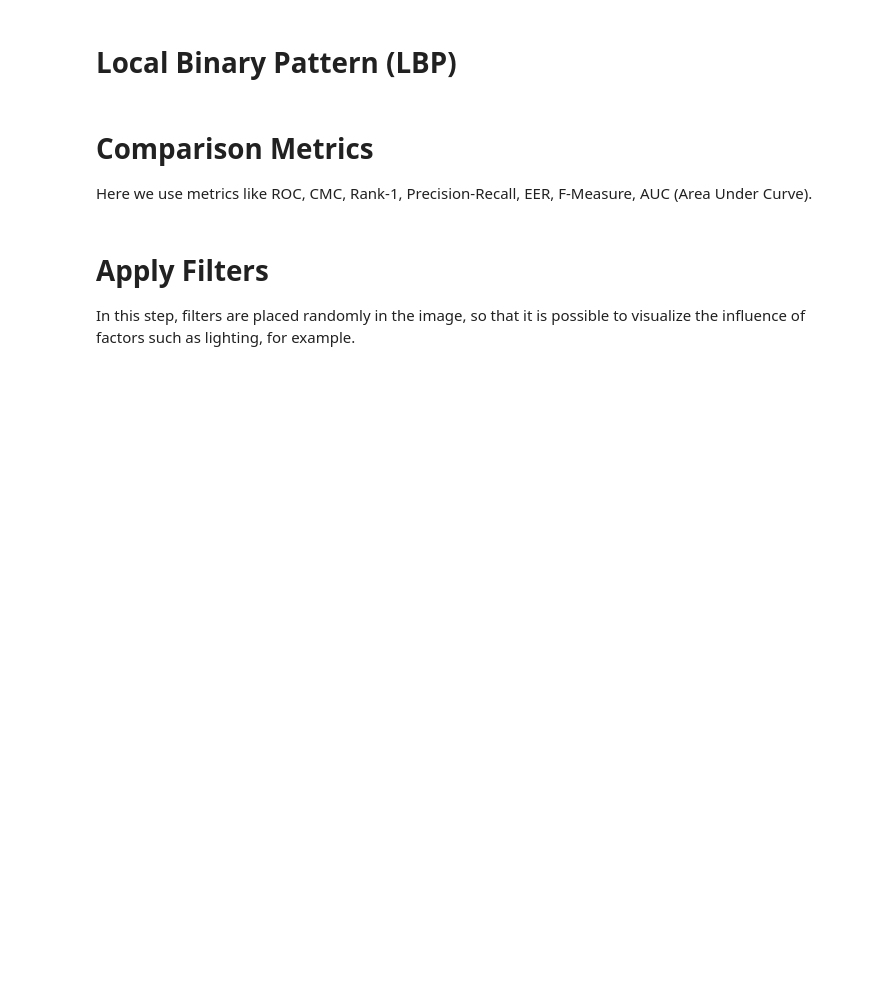
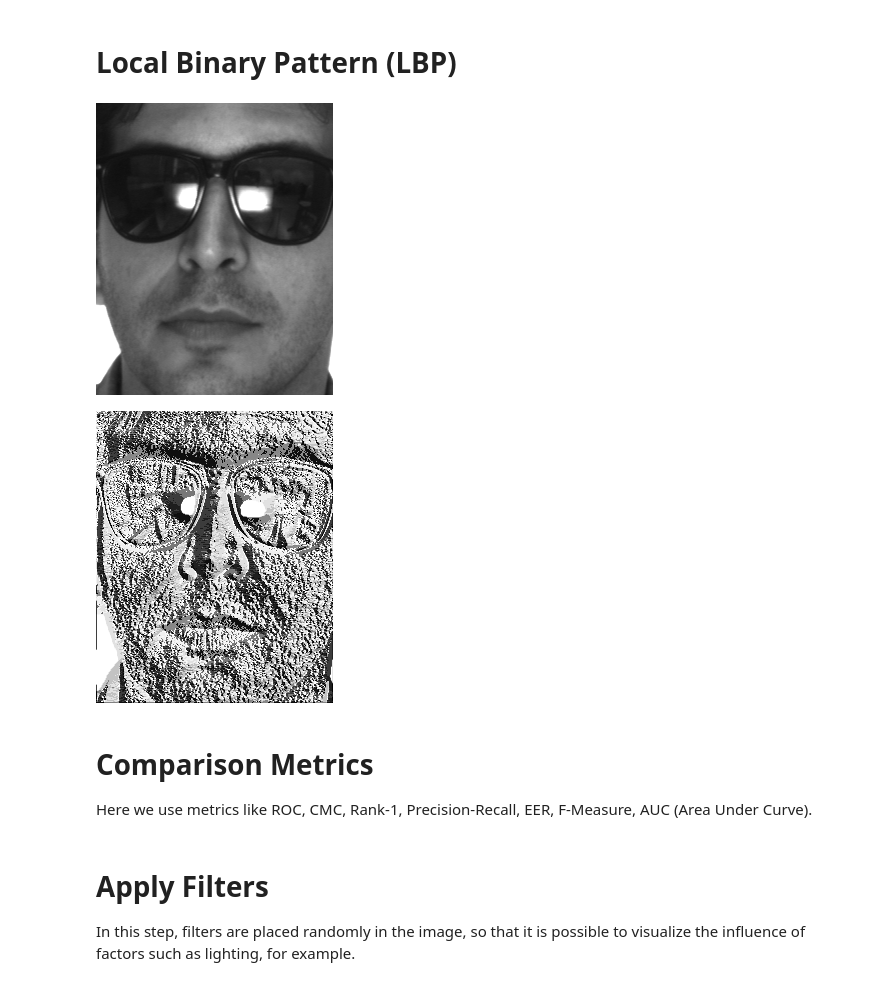
Before and after one commit to Lucs1590/PID, a Jupyter notebook: homework_5/face.ipynb, the cells around one changed output. Saved outputs shown, nothing was run; the diff lists cells and outputs as text; code cells hidden in the pictures; blank space fills up the shorter version.

```diff
--- a/homework_5/face.ipynb
+++ b/homework_5/face.ipynb
@@ -62,5 +112,50 @@ To: /content/arface/arface.zip
 # %% [markdown]
 # Local Binary Pattern (LBP)
+# %%
+def get_pixel(img, center, x, y):
+  new_value = 0
+  try:
+    if img[x][y] >= center:
+      new_value = 1
+  except:
+    pass
+
+  return new_value
+# %%
+def lbp_calculated_pixel(img, x, y):
+  center = img[x][y]
+  val_ar = []
+
+  val_ar.append(get_pixel(img, center, x-1, y-1))
+  val_ar.append(get_pixel(img, center, x-1, y))
+  val_ar.append(get_pixel(img, center, x-1, y + 1))
+  val_ar.append(get_pixel(img, center, x, y + 1))
+  val_ar.append(get_pixel(img, center, x + 1, y + 1))
+  val_ar.append(get_pixel(img, center, x + 1, y))
+  val_ar.append(get_pixel(img, center, x + 1, y-1))
+  val_ar.append(get_pixel(img, center, x, y-1))
+
+  power_val = [1, 2, 4, 8, 16, 32, 64, 128]
+  val = 0
+
+  for i in range(len(val_ar)):
+    val += val_ar[i] * power_val[i]
+
+  return val
+# %%
+img_gray = cv2.cvtColor(cv2.imread(img_path), cv2.COLOR_BGR2GRAY)
+height, width = img_gray.shape
+img_lbp = np.zeros((height, width), np.uint8)
+
+for i in range(0, height):
+  for j in range(0, width):
+    img_lbp[i, j] = lbp_calculated_pixel(img_gray, i, j)
+
+cv2_imshow(img_gray)
+cv2_imshow(img_lbp)
+# %% [output]
+[figure, added]
+[figure, added]
 # %% [markdown]
 # Comparison Metrics
 Here we use metrics like ROC, CMC, Rank-1, Precision-Recall, EER, F-Measure, AUC (Area Under Curve).
```
Also changed, not shown: parts of 5 cells of this notebook.
